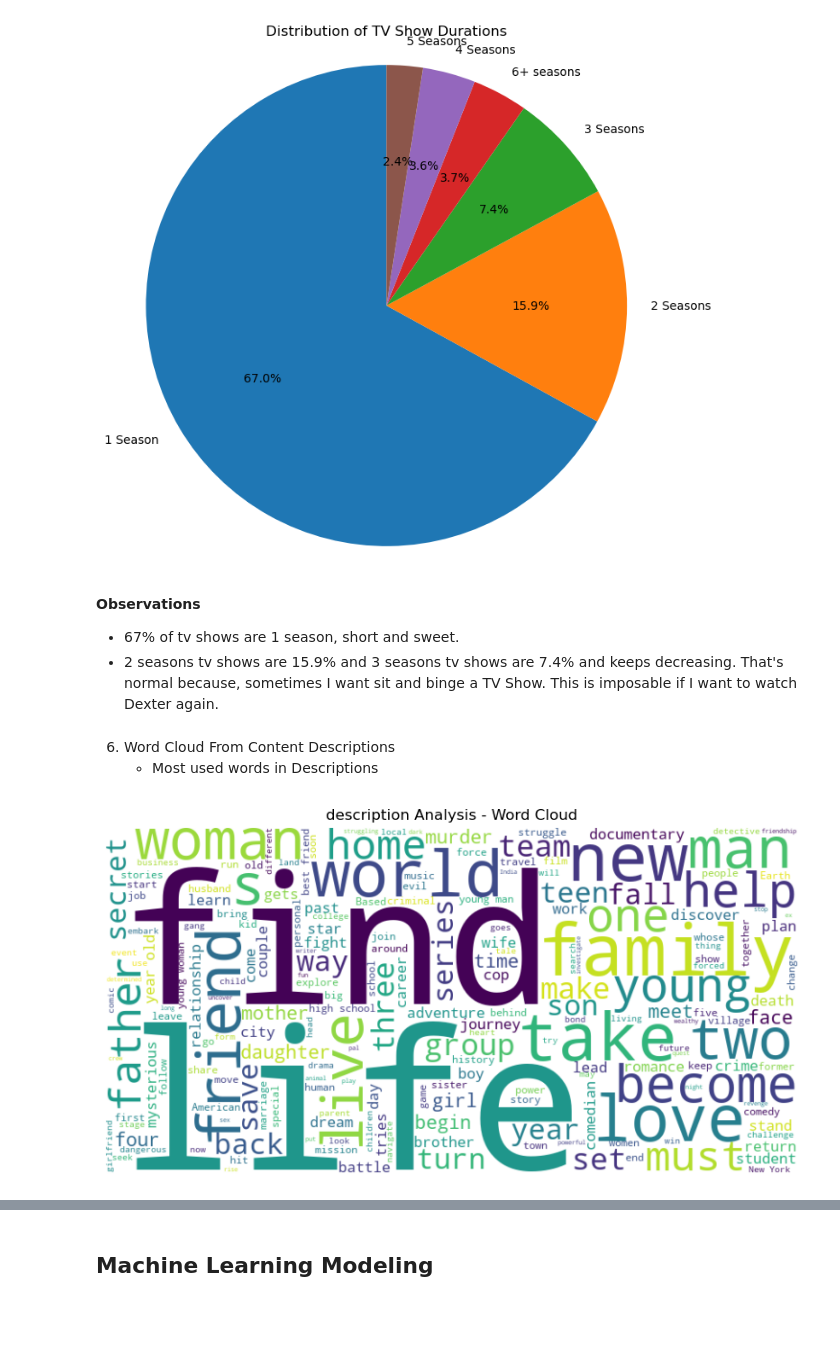
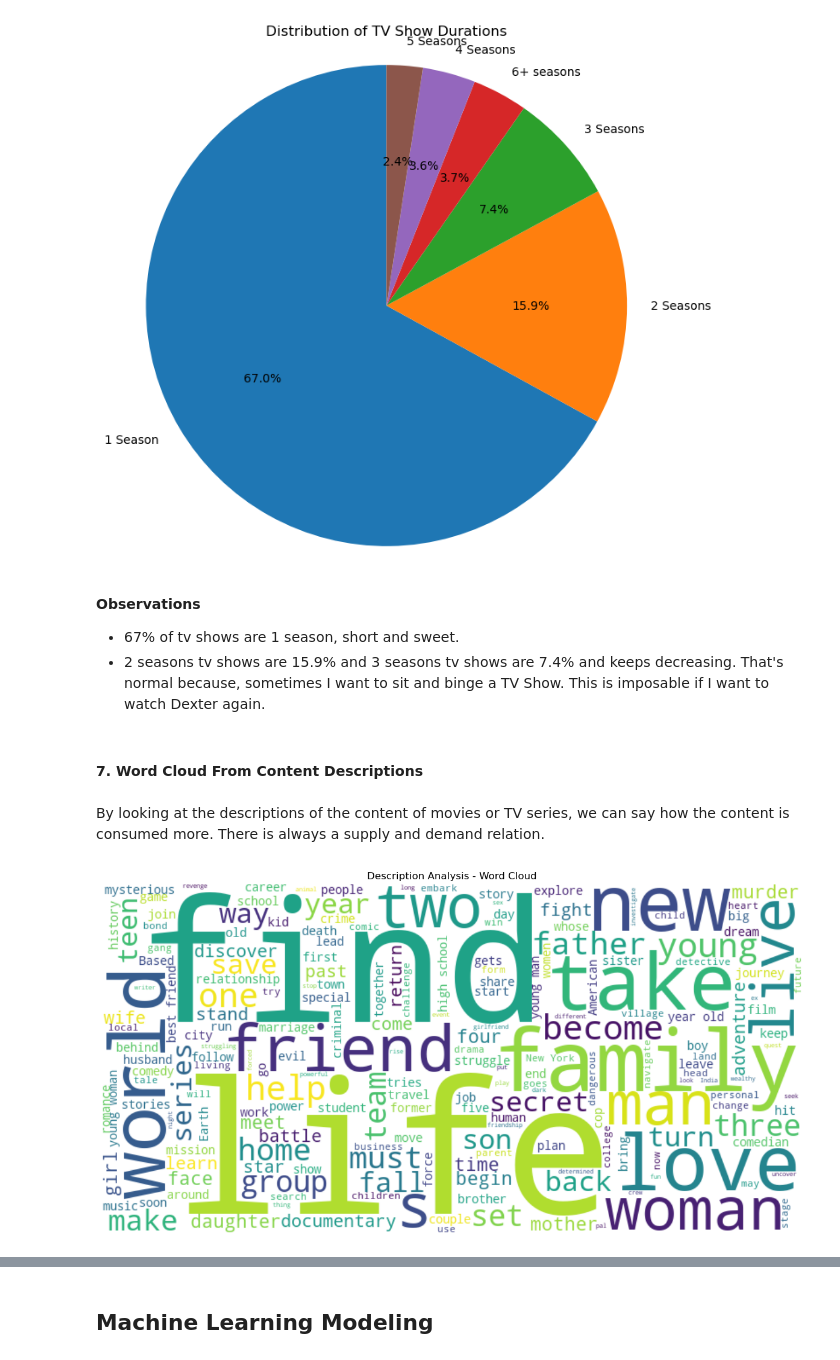
Before and after one commit to enescatagan/Netflix-EDA, a Jupyter notebook: netflix_eda.ipynb, the cells around one changed output, grey strips where cells are left out. Saved outputs shown, nothing was run; the diff lists cells and outputs as text; code cells hidden in the pictures; blank space fills up the shorter version.

```diff
--- a/netflix_eda.ipynb
+++ b/netflix_eda.ipynb
@@ -564,29 +568,30 @@ plt.show()
 # %% [markdown]
 **Observations**
 * 67% of tv shows are 1 season, short and sweet.
-* 2 seasons tv shows are 15.9% and 3 seasons tv shows are 7.4% and keeps decreasing. That's normal because, sometimes I want sit and binge a TV Show. This is imposable if I want to watch Dexter again.
+* 2 seasons tv shows are 15.9% and 3 seasons tv shows are 7.4% and keeps decreasing. That's normal because, sometimes I want to sit and binge a TV Show. This is imposable if I want to watch Dexter again.
 # %% [markdown]
-6. Word Cloud From Content Descriptions
-   * Most used words in Descriptions
+#### 7. Word Cloud From Content Descriptions
+# %% [markdown]
+By looking at the descriptions of the content of movies or TV series, we can say how the content is consumed more. There is always a supply and demand relation.
 # %%
 # Filter out missing description values
 description_data = df[df['description'] != 'missing']['description']
 
 # Join all the cast names into a single string
 description_text = ' '.join(description_data)
 
 # Generate the word cloud
 wordcloud = WordCloud(width=800, height=400, background_color='white').generate(description_text)
 
 # Create a figure and axes
-fig, ax = plt.subplots(figsize=(10, 5))
+fig, ax = plt.subplots(figsize=(15, 10))
 
 # Display the word cloud
 ax.imshow(wordcloud, interpolation='bilinear')
-ax.set_title('description Analysis - Word Cloud')
+ax.set_title('Description Analysis - Word Cloud')
 ax.axis('off')
 
 # Show the plot
 plt.show()
 # %% [output]
-[figure, old version]
+[figure, new version]
```
Also changed, not shown: parts of 4 cells of this notebook.
